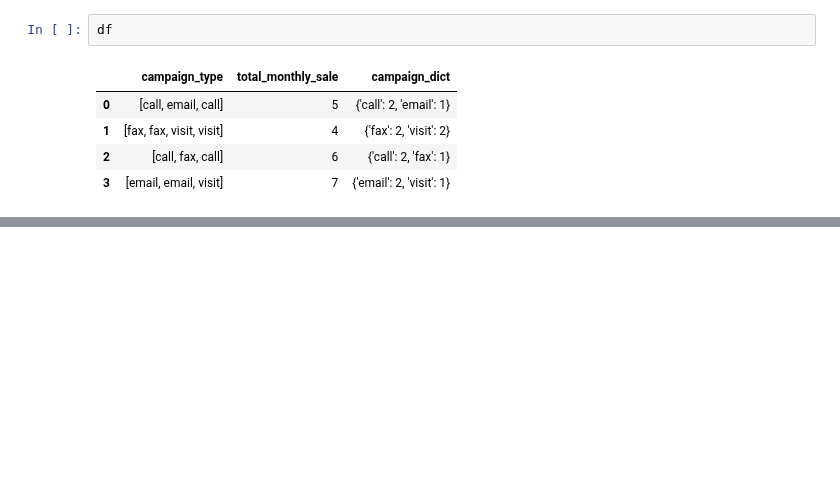
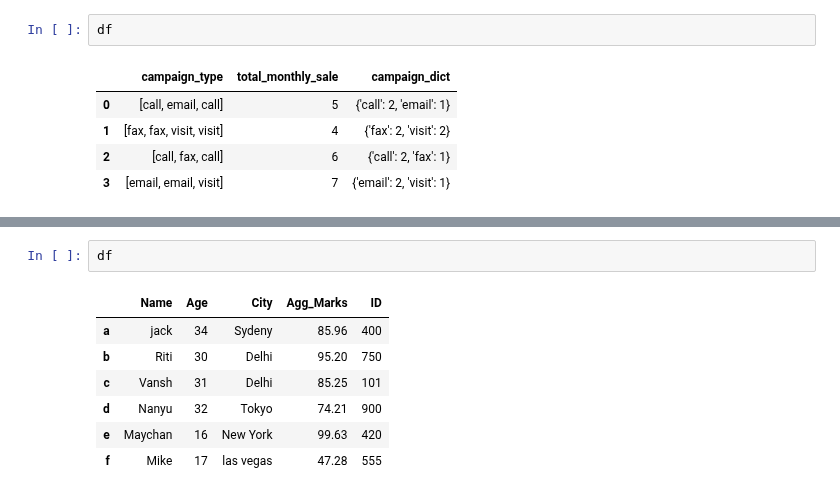
Before and after one commit to samirhinojosa/OC-P3-design-application-public-health, a Jupyter notebook: Untitled1.ipynb, the cells around one changed output, grey strips where cells are left out. Drawn from its saved outputs; the diff is of its cells as text; blank space fills up the shorter version.

```diff
--- a/Untitled1.ipynb
+++ b/Untitled1.ipynb
@@ -38,0 +172,10 @@ df
+# %%
+df
+# %% [output]
+|  | Name | Age | City | Agg_Marks | ID |
+| a | jack | 34 | Sydeny | 85.96 | 400 |
+| b | Riti | 30 | Delhi | 95.20 | 750 |
+| c | Vansh | 31 | Delhi | 85.25 | 101 |
+| d | Nanyu | 32 | Tokyo | 74.21 | 900 |
+| e | Maychan | 16 | New York | 99.63 | 420 |
+| f | Mike | 17 | las vegas | 47.28 | 555 |
```
Also changed, not shown: parts of 29 cells of this notebook.
